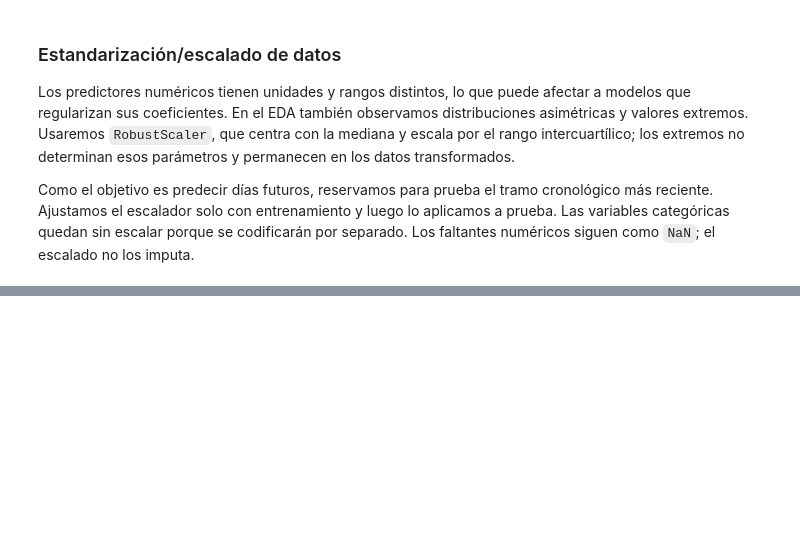
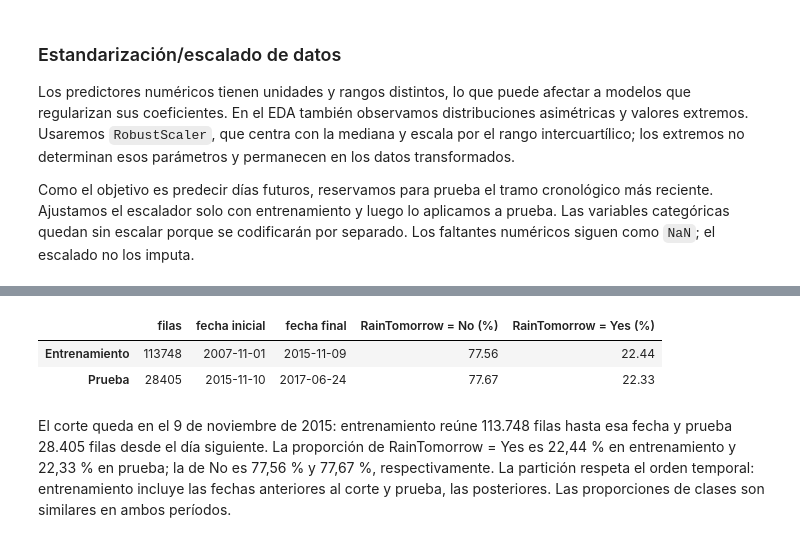
Before and after one commit to V1DR1K/AA1-TUIA-Colombo-Ayala-Ibarbia, a Jupyter notebook: TP-clasificacion-AA1.ipynb, the cells around one changed output, grey strips where cells are left out. Cells and saved outputs as stored; diff of their text form; code cells hidden in the pictures; blank space fills up the shorter version.

Commit message:
Entrega hasta ítem 1

```diff
--- a/TP-clasificacion-AA1.ipynb
+++ b/TP-clasificacion-AA1.ipynb
@@ -495,0 +495,27 @@ Filas de entrenamiento: 113,748; filas de prueba: 28,405.
+# %%
+# Compruebo el período y la proporción de clases en cada conjunto.
+fechas_train = datos_etiquetados.loc[X_train.index, "Date"]
+fechas_test = datos_etiquetados.loc[X_test.index, "Date"]
+resumen_validacion = pd.DataFrame({
+    "filas": [len(X_train), len(X_test)],
+    "fecha inicial": [fechas_train.min().date(), fechas_test.min().date()],
+    "fecha final": [fechas_train.max().date(), fechas_test.max().date()],
+    "RainTomorrow = No (%)": [
+        (y_train == "No").mean() * 100,
+        (y_test == "No").mean() * 100,
+    ],
+    "RainTomorrow = Yes (%)": [
+        (y_train == "Yes").mean() * 100,
+        (y_test == "Yes").mean() * 100,
+    ],
+}, index=["Entrenamiento", "Prueba"])
+display(resumen_validacion.round({
+    "RainTomorrow = No (%)": 2,
+    "RainTomorrow = Yes (%)": 2,
+}))
+# %% [output]
+|  | filas | fecha inicial | fecha final | RainTomorrow = No (%) | RainTomorrow = Yes (%) |
+| Entrenamiento | 113748 | 2007-11-01 | 2015-11-09 | 77.56 | 22.44 |
+| Prueba | 28405 | 2015-11-10 | 2017-06-24 | 77.67 | 22.33 |
+# %% [markdown]
+El corte queda en el 9 de noviembre de 2015: entrenamiento reúne 113.748 filas hasta esa fecha y prueba 28.405 filas desde el día siguiente. La proporción de RainTomorrow = Yes es 22,44 % en entrenamiento y 22,33 % en prueba; la de No es 77,56 % y 77,67 %, respectivamente. La partición respeta el orden temporal: entrenamiento incluye las fechas anteriores al corte y prueba, las posteriores. Las proporciones de clases son similares en ambos períodos.
```
Also changed, not shown: parts of 2 cells of this notebook.
